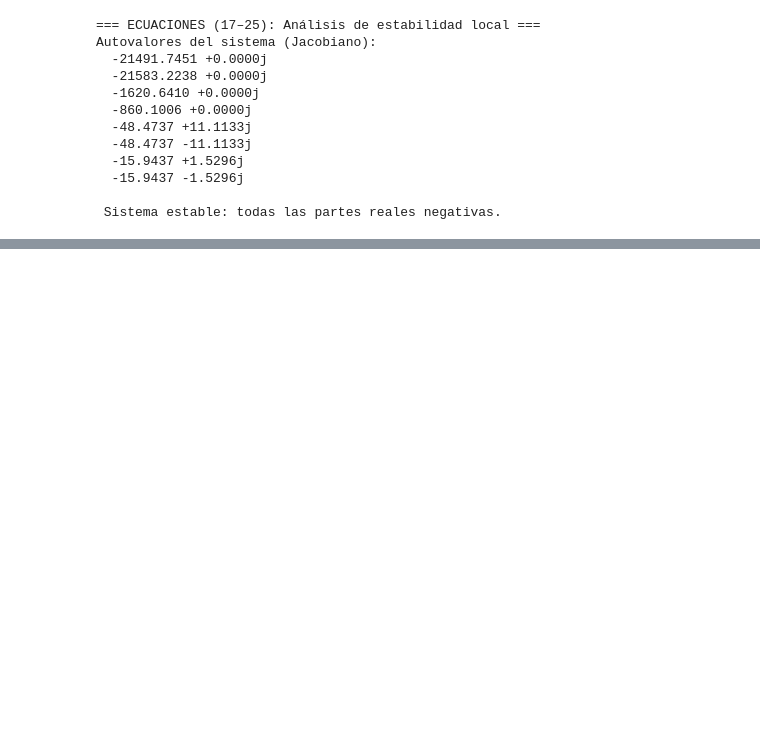
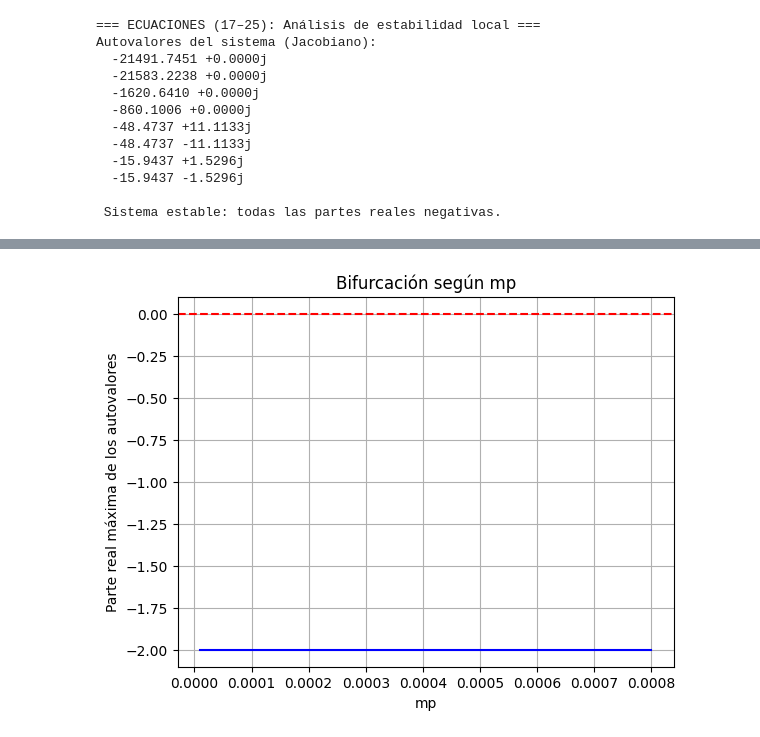
Before and after one commit to Isabela0929/Modelado-y-Simulaci-n, a Jupyter notebook: Bifurcation_analysis_of_the_islanded_micro_grid_with_constant_power_load_ILC.ipynb, the cells around one changed output, grey strips where cells are left out. Cells and saved outputs as stored; diff of their text form; code cells hidden in the pictures; blank space fills up the shorter version.

```diff
--- a/Bifurcation_analysis_of_the_islanded_micro_grid_with_constant_power_load_ILC.ipynb
+++ b/Bifurcation_analysis_of_the_islanded_micro_grid_with_constant_power_load_ILC.ipynb
@@ -364,0 +343,43 @@ KeyError: 'R'
+# %%
+import numpy as np
+import matplotlib.pyplot as plt
+
+# === Ecuaciones del sistema ===
+def f_state(x_state, mp, mq, Kvp, Kvi):
+    x1, x2 = x_state
+    dx1 = -Kvp*x1 + mp*x2
+    dx2 = -Kvi*x2 + mq*x1
+    return np.array([dx1, dx2])
+
+# === Función para el Jacobiano numérico ===
+def jacobian(func, x_state, params, h=1e-6):
+    n = len(x_state)
+    J = np.zeros((n, n))
+    f0 = func(x_state, *params)
+    for i in range(n):
+        x_pert = np.copy(x_state)
+        x_pert[i] += h
+        fi = func(x_pert, *params)
+        J[:, i] = (fi - f0) / h
+    return J
+# %%
+mp_values = np.linspace(1e-5, 8e-4, 80)
+mq, Kvp, Kvi = 0.002, 2.0, 20.0
+x_state = np.array([1.0, 0.5])
+
+real_mp = []
+
+for mp in mp_values:
+    J = jacobian(f_state, x_state, (mp, mq, Kvp, Kvi))
+    eigvals = np.linalg.eigvals(J)
+    real_mp.append(np.max(np.real(eigvals)))
+
+plt.plot(mp_values, real_mp, 'b')
+plt.axhline(0, color='r', linestyle='--')
+plt.title("Bifurcación según mp")
+plt.xlabel("mp")
+plt.ylabel("Parte real máxima de los autovalores")
+plt.grid(True)
+plt.show()
+# %% [output]
+[figure, added]
```
Also changed, not shown: parts of 5 cells of this notebook.
